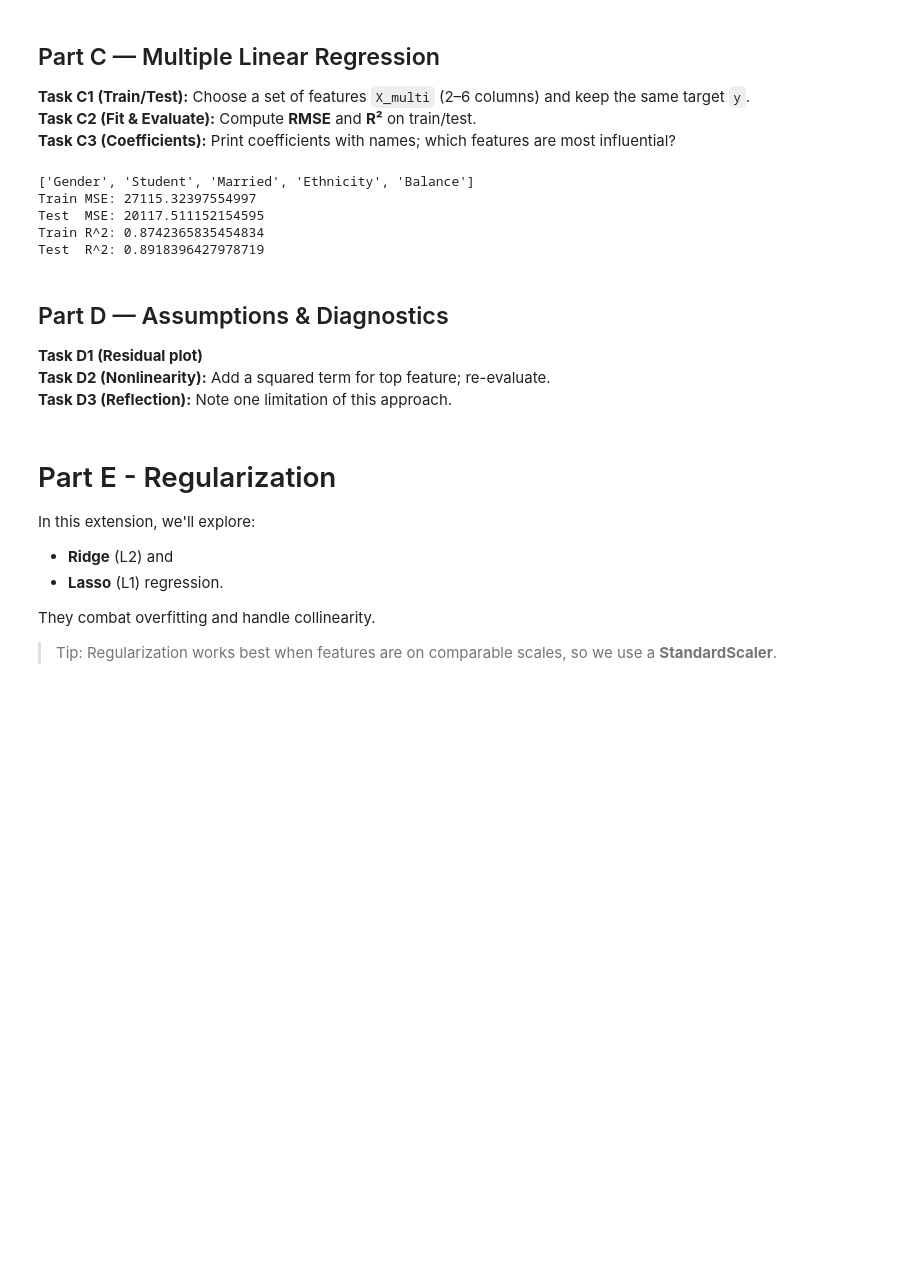
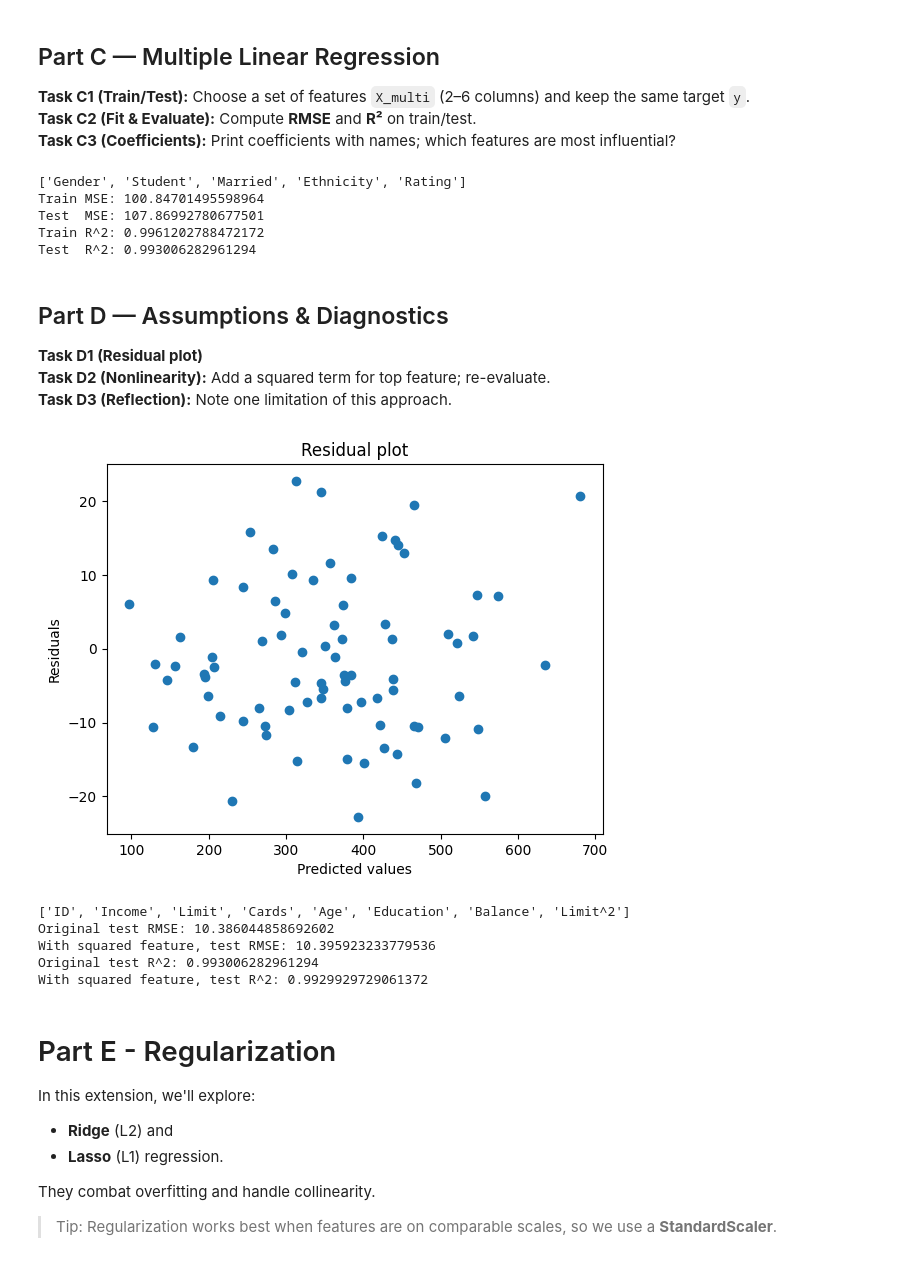
Before and after one commit to 1500-Shubham/Stockholm_University, a Jupyter notebook: DS/Lab3/regression_lab_student.ipynb, the cells around one changed output. Drawn from its saved outputs; the diff is of its cells as text; code cells hidden in the pictures; blank space fills up the shorter version.

```diff
--- a/DS/Lab3/regression_lab_student.ipynb
+++ b/DS/Lab3/regression_lab_student.ipynb
@@ -523,11 +605,11 @@ Intercept: -390.84634178723786
 categorical_df = df.select_dtypes(include=['object'])
 categorical_df = categorical_df.columns.to_list()
 exclude_cols = categorical_df
-exclude_cols.append("Balance")
+exclude_cols.append("Rating")
 print(exclude_cols)                                                            # which feature(s) will you exclude? most likely the target itself, but maybe some others too
 X_multi = df.drop(columns=exclude_cols)
 
-y = df['Balance']                                                                           # keep the same target!
+y = df['Rating']                                                                           # keep the same target!
 
 X_train, X_test, y_train, y_test = train_test_split(X_multi,y,test_size=0.2,train_size=0.8)                              # split the data into training and test sets
 
@@ -551,11 +633,11 @@ print("Test  R^2:", float(r2_test))
 
 # print the coefficients of the model, sorted by their absolute value
 # %% [output]
-['Gender', 'Student', 'Married', 'Ethnicity', 'Balance']
-Train MSE: 27115.32397554997
-Test  MSE: 20117.511152154595
-Train R^2: 0.8742365835454834
-Test  R^2: 0.8918396427978719
+['Gender', 'Student', 'Married', 'Ethnicity', 'Rating']
+Train MSE: 100.84701495598964
+Test  MSE: 107.86992780677501
+Train R^2: 0.9961202788472172
+Test  R^2: 0.993006282961294
 # %% [markdown]
 ## Part D — Assumptions & Diagnostics
 
@@ -565,28 +647,43 @@ Test  R^2: 0.8918396427978719
 # %%
 residuals = y_test - y_pred_test  # A very important part of regression analysis is to check the residuals (errors) of the model. compute them here!
 
 # and now, plot the residuals vs the predicted values
+plt.figure()
+plt.scatter(y_pred_test,residuals)
+plt.xlabel("Predicted values")
+plt.ylabel("Residuals")
+plt.title("Residual plot")
+plt.show()
 
 # if linear regression does not work, sometimes adding polynomial features can help
 # add a squared term for the feature with the largest absolute coefficient!
-top_feature = None                                      # which feature has the largest absolute coefficient?
+top_feature = 'Limit'                                      # which feature has the largest absolute coefficient?
 X_train_ext = X_train.copy()                            # it's always safer to work on copies of the data when you are modifying the original features
 X_test_ext = X_test.copy()
-X_train_ext[top_feature + "^2"] = None                  # add the squared term for the top feature
-X_test_ext[top_feature + "^2"] = None                   # same for the test set: if you add a feature to the training set, you must also add it to the test set!
+X_train_ext[top_feature + "^2"] = X_train_ext[top_feature] ** 2                  # add the squared term for the top feature
+X_test_ext[top_feature + "^2"] = X_test_ext[top_feature] ** 2                         # same for the test set: if you add a feature to the training set, you must also add it to the test set!
 
-reg2 = None                                             # create a new LinearRegression model. Why not the same one as before?
+print(X_train_ext.columns.to_list())
+# adding new column in x_train and x_test
+reg2 = LinearRegression().fit(X_train_ext,y_train)                                             # create a new LinearRegression model. Why not the same one as before?
 # fit it to the extended training data
 
-y_pred_test_ext = None                                  # predict on the extended test set
-rmse_test = None                                        # compute the RMSE on the original test set
-rmse_test_ext = None                                    # compute the RMSE on the extended test set
-r2_test_ext = None                                      # compute R^2 on the extended test set. This way we can check if it improved adding this polynomial feature!
+y_pred_test_ext = reg2.predict(X_test_ext)                                  # predict on the extended test set
+rmse_test = root_mean_squared_error(y_test,y_pred_test)                                        # compute the RMSE on the original test set
+rmse_test_ext = root_mean_squared_error(y_test,y_pred_test_ext)                                     # compute the RMSE on the extended test set
+r2_test_ext = r2_score(y_test,y_pred_test_ext)                                      # compute R^2 on the extended test set. This way we can check if it improved adding this polynomial feature!
 
 print("Original test RMSE:", float(rmse_test))
 print("With squared feature, test RMSE:", float(rmse_test_ext))
 print("Original test R^2:", float(r2_test))
 print("With squared feature, test R^2:", float(r2_test_ext))
+# %% [output]
+[figure, added]
+['ID', 'Income', 'Limit', 'Cards', 'Age', 'Education', 'Balance', 'Limit^2']
+Original test RMSE: 10.386044858692602
+With squared feature, test RMSE: 10.395923233779536
+Original test R^2: 0.993006282961294
+With squared feature, test R^2: 0.9929929729061372
 # %% [markdown]
 # Part E - Regularization
 
```
Also changed, not shown: parts of 12 cells of this notebook.
